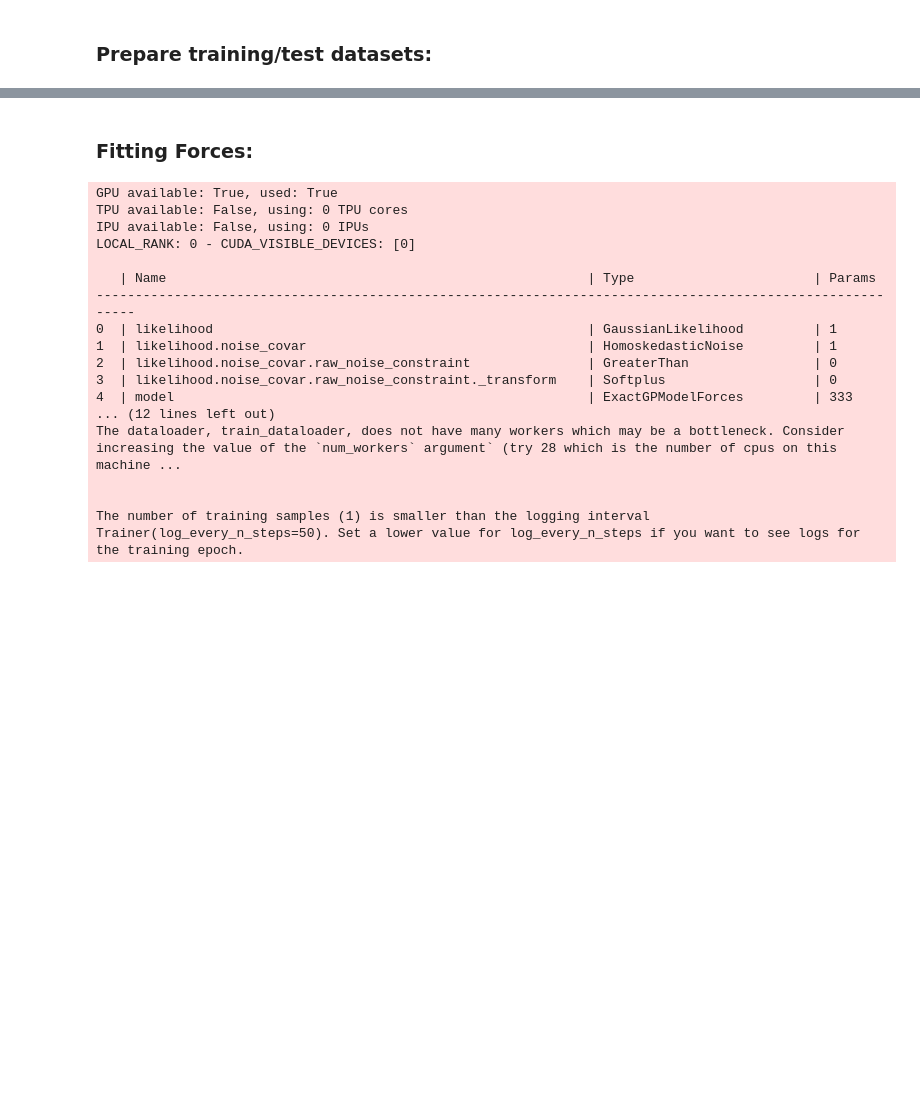
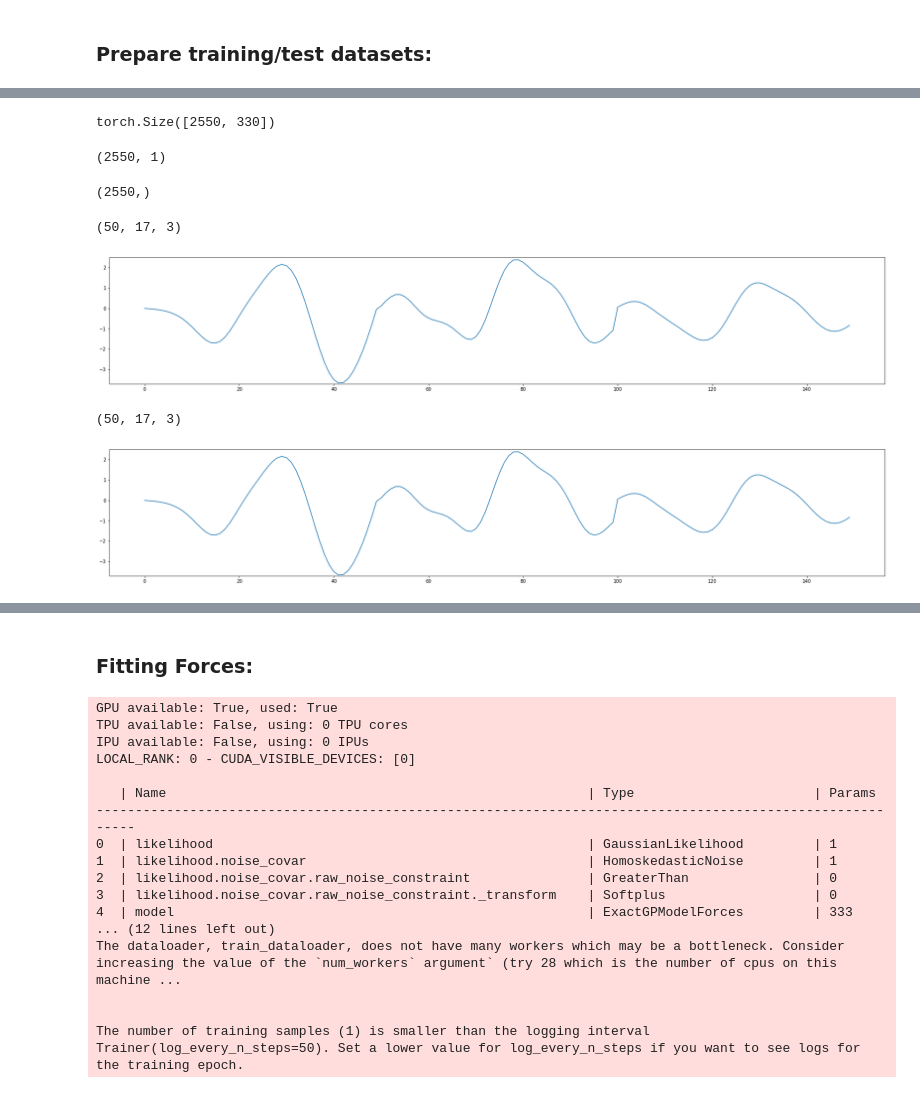
Before and after one commit to chem-gp/saddle-dynamics, a Jupyter notebook: notebooks/saddle_md.ipynb, the cells around one changed output, grey strips where cells are left out. Drawn from its saved outputs; the diff is of its cells as text; code cells hidden in the pictures; blank space fills up the shorter version.

```diff
--- a/notebooks/saddle_md.ipynb
+++ b/notebooks/saddle_md.ipynb
@@ -125,3 +104,50 @@ SOAP calculation done!
+# %%
+fdm.test_DX.shape
+# %% [output]
+torch.Size([2550, 330])
+# %%
+
+
+f = forces_test.transpose(2,1,0).reshape(
+        forces_test.shape[0] * forces_test.shape[1] * forces_test.shape[2], -1
+        ).astype(np.float64)
+
+print(f.shape)
+f = f.squeeze()
+f.shape
+# %% [output]
+(2550, 1)
+(2550,)
+# %%
+forces_test.shape
+# %% [output]
+(50, 17, 3)
+# %%
+# view(traj_test)
+# f = forces_test [:, 11, 0]
+# f = fdm.test_F
+
+
+f1 = forces_test / ( np.max(energies_train) - np.min(energies_train) )
+
+for i in range(1):
+        plt.plot(np.concatenate( (f1[:,i,0], f1[:,i,1], f1[:,i,2]) ) )
+        plt.ylim(-3.7,2.5)
+        plt.show()
+
+f2 = fdm.test_F.numpy()
+
+f2 = f2.reshape(3,17,-1).transpose(2,1,0)
+print(f2.shape)
+
+for i in range(1):
+        plt.plot(np.concatenate( (f2[:,i,0], f2[:,i,1], f2[:,i,2]) ) )
+        plt.ylim(-3.7,2.5)
+        plt.show()
+# %% [output]
+[figure, added]
+(50, 17, 3)
+[figure, added]
 # %%
 fdm.train_DX.shape
 # %% [output]
```
Also changed, not shown: parts of 6 cells of this notebook.
